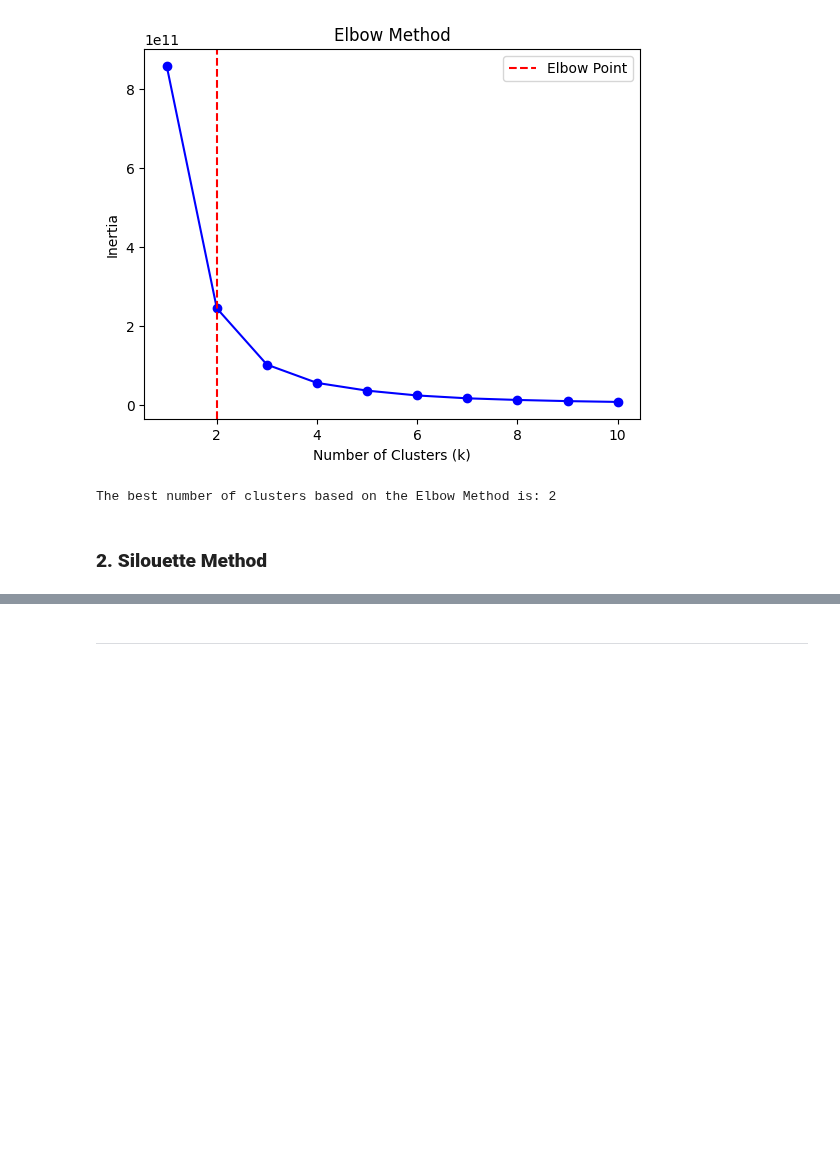
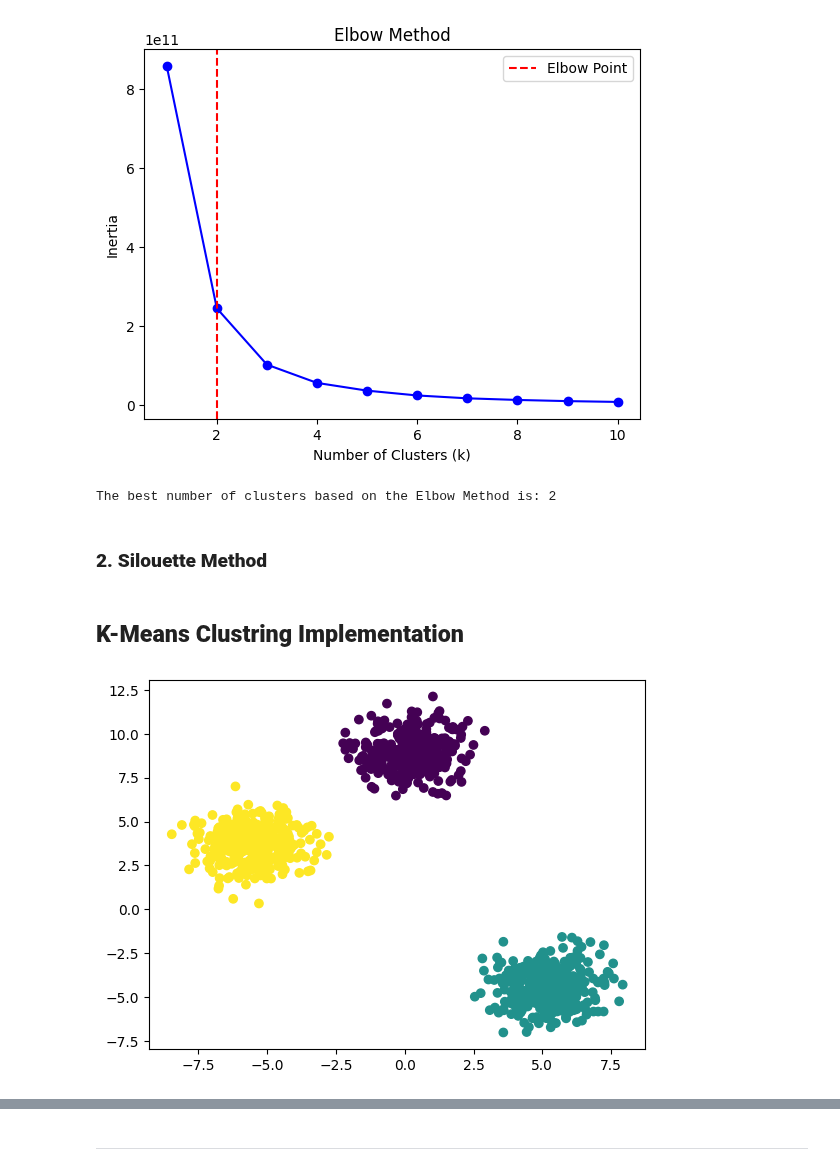
Before and after one commit to muhammadadilnaeem/Data-Science-Materials, a Jupyter notebook: Codanics/08_machine_learning/32_kmeans_clustring.ipynb, the cells around one changed output, grey strips where cells are left out. Saved outputs shown, nothing was run; the diff lists cells and outputs as text; code cells hidden in the pictures; blank space fills up the shorter version.

Commit message:
add new notebook for kmeans clustring

```diff
--- a/Codanics/08_machine_learning/32_kmeans_clustring.ipynb
+++ b/Codanics/08_machine_learning/32_kmeans_clustring.ipynb
@@ -278,3 +278,5 @@ plt.legend()
 plt.show()
 
 print("The best number of clusters based on the Silhouette Method is:", best_k)
+# %% [markdown]
+## **K-Means Clustring Implementation**
@@ -280,0 +290,7 @@ print("The best number of clusters based on the Silhouette Method is:", best_k)
+# %%
+X,y = make_blobs(n_samples=1000, centers=3, n_features=2,random_state=23)
+# %%
+plt.scatter(X[:,0],X[:,1],c=y)
+plt.show()
+# %% [output]
+[figure, added]
```
Also changed, not shown: parts of 16 cells of this notebook.
